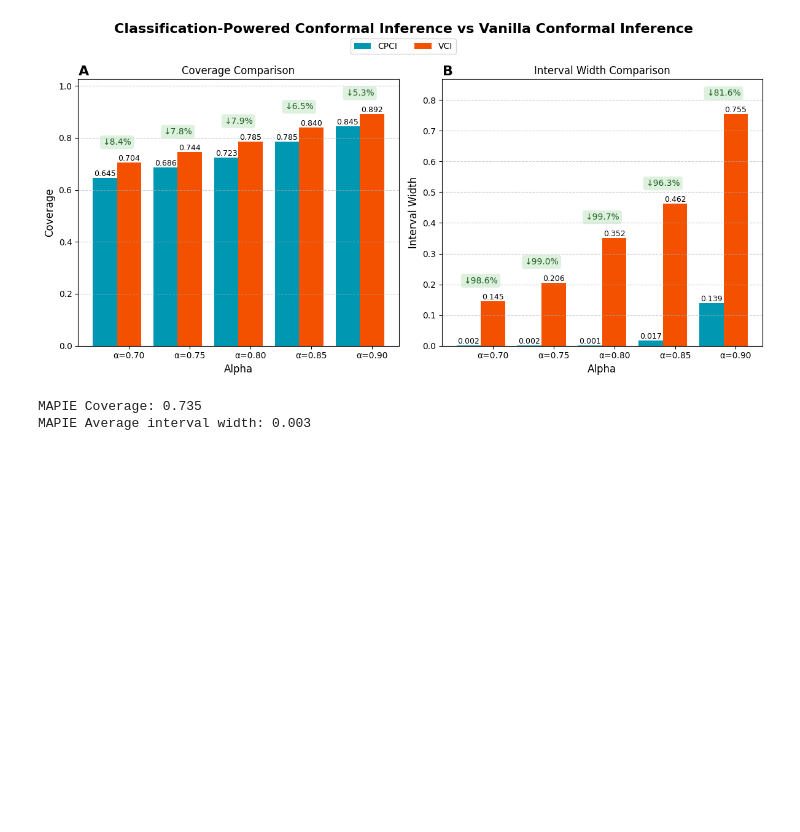
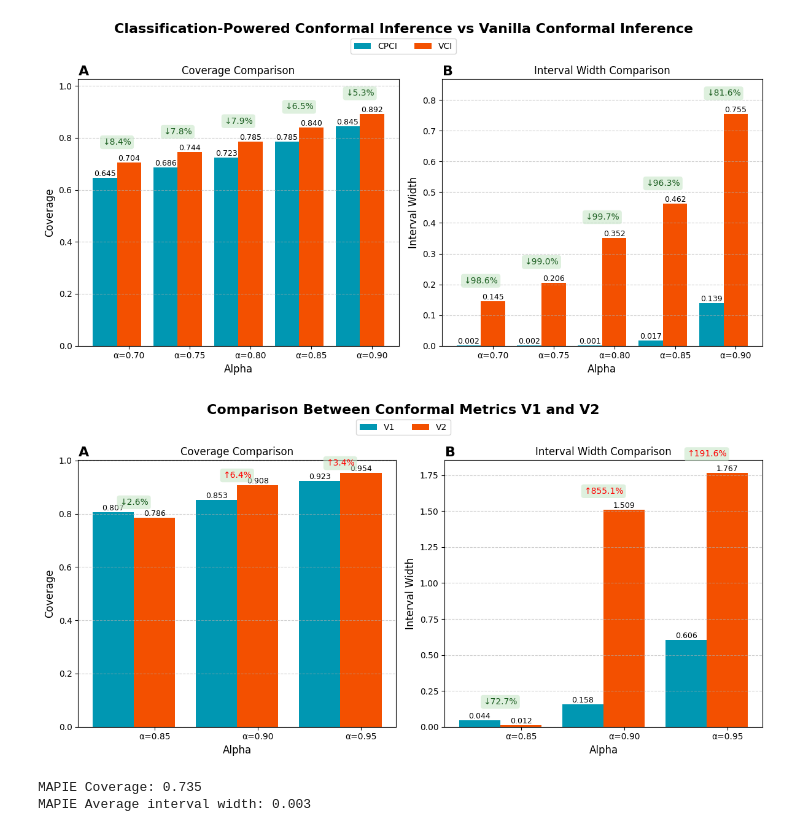
Before and after one commit to rdiazrincon/conformal_prediction_pd, a Jupyter notebook: conformal_pd_new.ipynb, the cells around one changed output. Cells and saved outputs as stored; diff of their text form; code cells hidden in the pictures; blank space fills up the shorter version.

```diff
--- a/conformal_pd_new.ipynb
+++ b/conformal_pd_new.ipynb
@@ -750,6 +1018,98 @@ plt.savefig('CPCI_vs_VCI.png', transparent=True, bbox_inches='tight')
 plt.show()
 # %% [output]
 [figure]
+# %%
+import numpy as np
+import matplotlib.pyplot as plt
+
+# Data
+conformal_metrics_last_v1 = {
+    "alpha": [0.85, 0.9, 0.95],
+    "coverage": [0.807, 0.853, 0.923],
+    "interval_width": [0.044, 0.158, 0.606]
+}
+conformal_metrics_last_v2 = {
+    "alpha": [0.85, 0.9, 0.95],
+    "coverage": [0.786, 0.908, 0.954],
+    "interval_width": [0.012, 1.509, 1.767]
+}
+
+# Bar width and x-axis positions
+width = 0.4
+x = np.arange(len(conformal_metrics_last_v1["alpha"]))
+
+# Compute percentage differences
+diff_coverage = (np.array(conformal_metrics_last_v1["coverage"]) - np.array(conformal_metrics_last_v2["coverage"])) / np.array(conformal_metrics_last_v1["coverage"]) * 100
+diff_interval = (np.array(conformal_metrics_last_v1["interval_width"]) - np.array(conformal_metrics_last_v2["interval_width"])) / np.array(conformal_metrics_last_v1["interval_width"]) * 100
+
+# Plot
+fig, (ax1, ax2) = plt.subplots(1, 2, figsize=(12, 6))
+fig.suptitle('Comparison Between Conformal Metrics V1 and V2', fontsize=16, weight='bold')
+
+# Coverage Comparison
+bar1 = ax1.bar(x - width, conformal_metrics_last_v1["coverage"], width, label='V1', color='#0097B2')
+bar2 = ax1.bar(x, conformal_metrics_last_v2["coverage"], width, label='V2', color='#F35000')
+
+# Interval Width Comparison
+bar3 = ax2.bar(x - width, conformal_metrics_last_v1["interval_width"], width, label='V1', color='#0097B2')
+bar4 = ax2.bar(x, conformal_metrics_last_v2["interval_width"], width, label='V2', color='#F35000')
+
+# Add value labels
+def add_value_labels(bars, ax):
+    for bar in bars:
+        height = bar.get_height()
+        ax.text(bar.get_x() + bar.get_width()/2., height, f'{height:.3f}', ha='center', va='bottom', fontsize=9)
+
+add_value_labels(bar1, ax1)
+add_value_labels(bar2, ax1)
+add_value_labels(bar3, ax2)
+add_value_labels(bar4, ax2)
+
+# Annotate percentage differences
+bbox_props = dict(boxstyle="round,pad=0.3", fc='#C8E6C9', ec="none", alpha=0.6)
+
+for i, (diff_cov, diff_int) in enumerate(zip(diff_coverage, diff_interval)):
+    # Coverage annotations
+    max_cov = max(conformal_metrics_last_v1["coverage"][i], conformal_metrics_last_v2["coverage"][i])
+    annotation_height_cov = max_cov + 0.02  # Slightly above the highest bar
+    ax1.text(x[i] - width/2, annotation_height_cov, f'↓{abs(diff_cov):.1f}%' if diff_cov > 0 else f'↑{abs(diff_cov):.1f}%',
+             ha='center', va='bottom', fontsize=10, color='#1B5E20' if diff_cov > 0 else 'red', bbox=bbox_props)
+
+    # Interval annotations
+    max_int = max(conformal_metrics_last_v1["interval_width"][i], conformal_metrics_last_v2["interval_width"][i])
+    annotation_height_int = max_int + 0.1  # Slightly above the highest bar
+    ax2.text(x[i] - width/2, annotation_height_int, f'↓{abs(diff_int):.1f}%' if diff_int > 0 else f'↑{abs(diff_int):.1f}%',
+             ha='center', va='bottom', fontsize=10, color='#1B5E20' if diff_int > 0 else 'red', bbox=bbox_props)
+
+# Axis labels and titles
+ax1.set_xticks(x)
+ax1.set_xticklabels([f'α={alpha:.2f}' for alpha in conformal_metrics_last_v1["alpha"]])
+ax1.set_xlabel('Alpha', fontsize=12)
+ax1.set_ylabel('Coverage', fontsize=12)
+ax1.set_title('Coverage Comparison', fontsize=12)
+ax1.grid(axis='y', linestyle='--', alpha=0.6)
+
+ax2.set_xticks(x)
+ax2.set_xticklabels([f'α={alpha:.2f}' for alpha in conformal_metrics_last_v1["alpha"]])
+ax2.set_xlabel('Alpha', fontsize=12)
+ax2.set_ylabel('Interval Width', fontsize=12)
+ax2.set_title('Interval Width Comparison', fontsize=12)
+ax2.grid(axis='y', linestyle='--', alpha=0.6)
+
+# Add letters A and B to the subplots
+ax1.text(0.035, 1.05, 'A', transform=ax1.transAxes, fontsize=16, fontweight='bold', va='top', ha='right')
+ax2.text(0.035, 1.05, 'B', transform=ax2.transAxes, fontsize=16, fontweight='bold', va='top', ha='right')
+
+# Add legend
+handles, labels = ax1.get_legend_handles_labels()
+fig.legend(handles, labels, loc='upper center', ncol=2, fontsize=10, bbox_to_anchor=(0.5, 0.95), frameon=True)
+
+# Adjust layout and show plot
+plt.tight_layout(rect=[0, 0, 1, 0.95])
+plt.savefig('Conformal_Metrics_V1_vs_V2.png', transparent=True, bbox_inches='tight')
+plt.show()
+# %% [output]
+[figure, added]
 # %%
 def conformal_prediction_zero_inflated_mapie(X, y_binary, y_continuous, alpha_tilda=0.9):
     """
```
Also changed, not shown: parts of 7 cells of this notebook.
